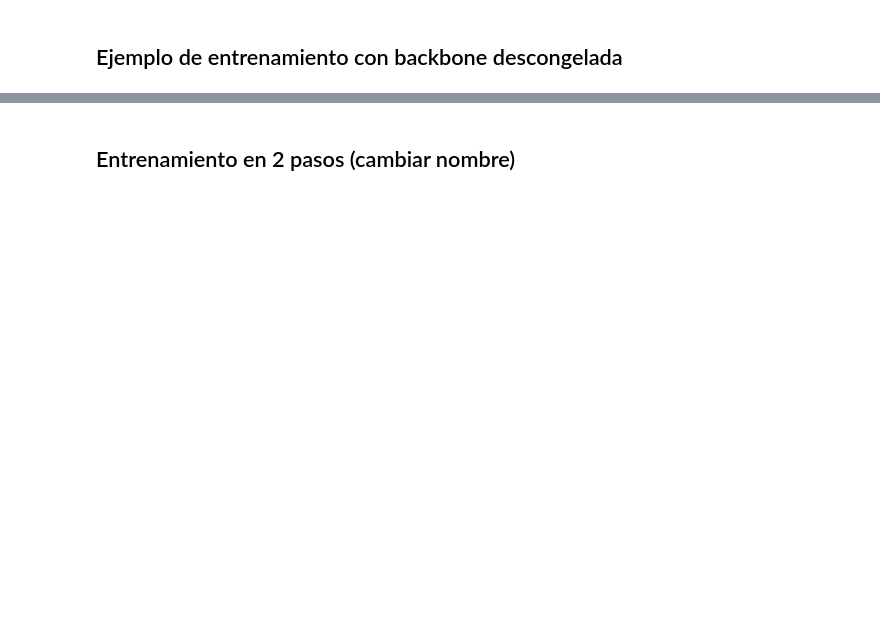
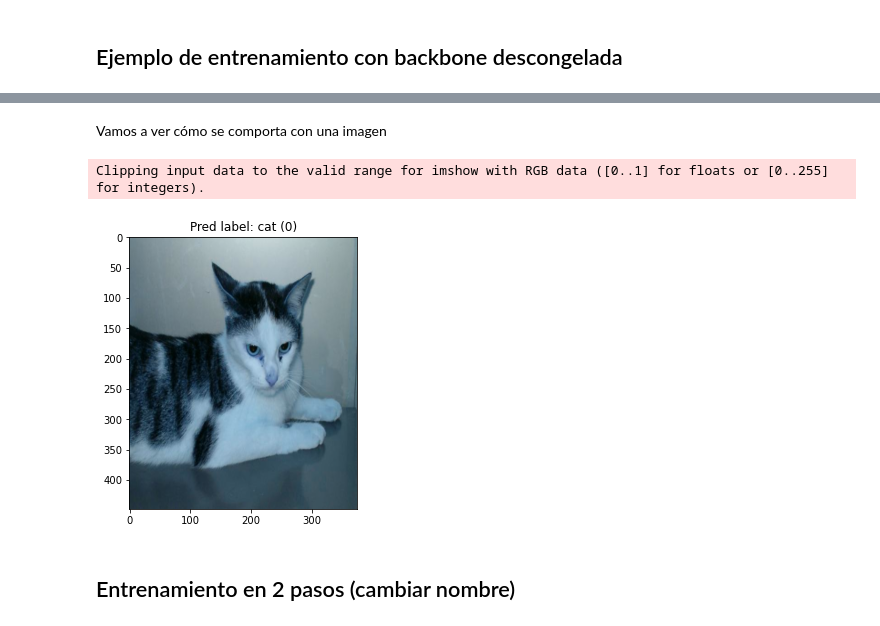
Before and after one commit to maximofn/Curso_Pytorch, a Jupyter notebook: 04 Redes convolucionales/16 Backbone congelada y descongelada.ipynb, the cells around one changed output, grey strips where cells are left out. Saved outputs shown, nothing was run; the diff lists cells and outputs as text; code cells hidden in the pictures; blank space fills up the shorter version.

```diff
--- a/04 Redes convolucionales/16 Backbone congelada y descongelada.ipynb
+++ b/04 Redes convolucionales/16 Backbone congelada y descongelada.ipynb
@@ -206,2 +531,21 @@ Original Traceback (most recent call last):
+# %% [markdown]
+Vamos a ver cómo se comporta con una imagen
+# %%
+idx = np.random.randint(0, len(dataset['train']))
+sample_img, sample_label = dataset['train'][idx]
+
+pred = model_unfreeze(sample_img.unsqueeze(0).to(device))
+pred = pred.argmax(1).item()
+key = list(classes.keys())[list(classes.values()).index(pred)]
+
+fig = plt.figure(figsize=(5, 5))
+img = sample_img.permute(1, 2, 0).numpy()
+img = img * np.array([0.229, 0.224, 0.225]) + np.array([0.485, 0.456, 0.406]) # Unnormalize image
+plt.imshow(img)
+plt.title(f"Pred label: {key} ({pred})")
+plt.show()
+# %% [output]
+Clipping input data to the valid range for imshow with RGB data ([0..1] for floats or [0..255] for integers).
+[figure, added]
 # %% [markdown]
 ## Entrenamiento en 2 pasos (cambiar nombre)
```
Also changed, not shown: parts of 44 cells of this notebook.
